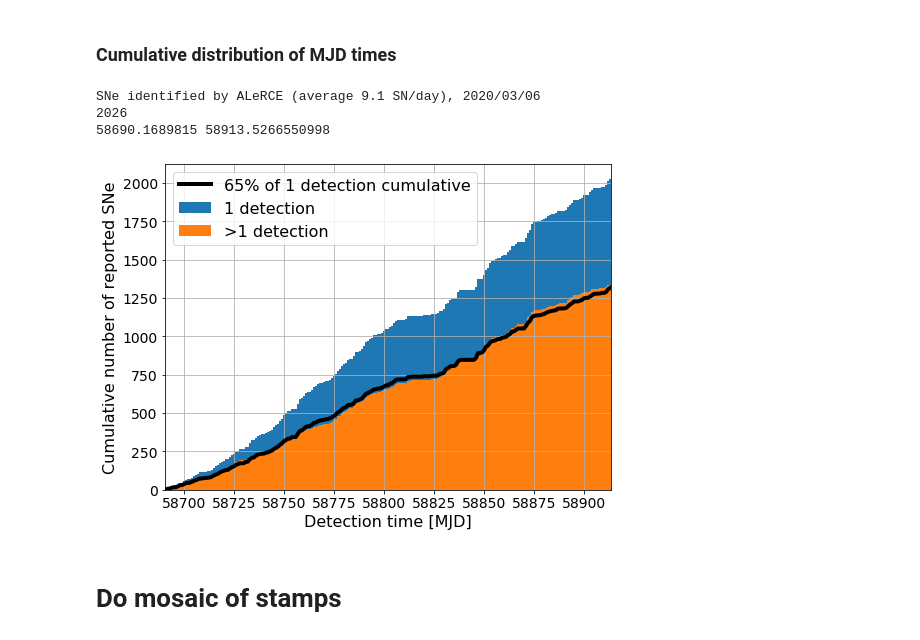
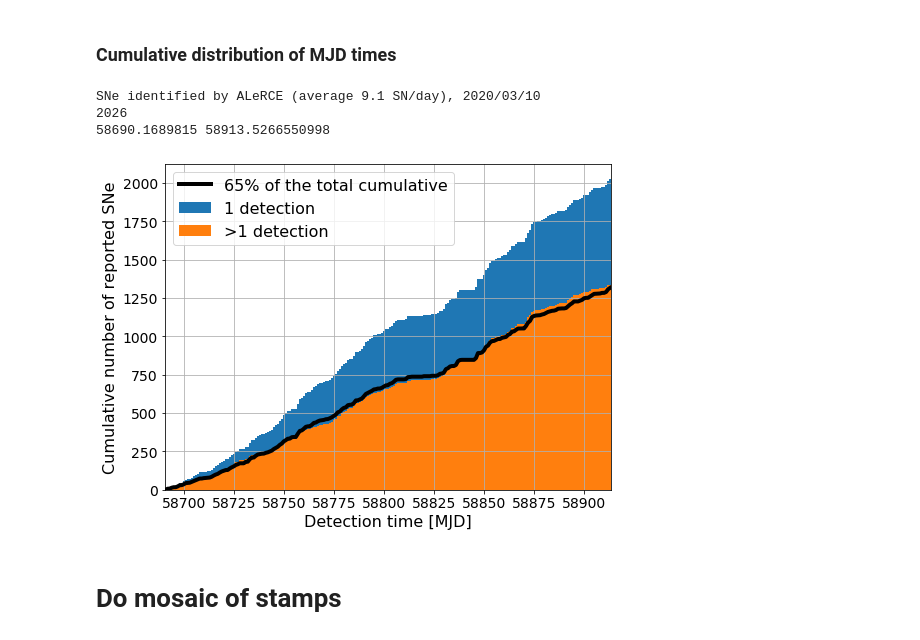
Before and after one commit to alercebroker/TNS_upload, a Jupyter notebook: ALeRCE_ZTF_TNS_analysis.ipynb, the cells around one changed output. Drawn from its saved outputs; the diff is of its cells as text; code cells hidden in the pictures.

```diff
--- a/ALeRCE_ZTF_TNS_analysis.ipynb
+++ b/ALeRCE_ZTF_TNS_analysis.ipynb
@@ -548,6 +548,7 @@ df.to_pickle("alerce_summary_%s.pkl" % mode)
 # %%
 mode = 'tns' #'tns'
 df = pd.read_pickle("alerce_summary_%s.pkl" % mode)
+oids = df["oid"].values
 df.set_index("oid", inplace=True)
 df.head()
 # %% [output]
@@ -624,35 +626,35 @@ plt.savefig("plots/discovery_ecl_lat.png")
 # %%
 fig, ax = plt.subplots(figsize = (8, 6))
 x, y, _ = ax.hist(df.first_mjd, bins = np.linspace(df.first_mjd.min(), df.first_mjd.max(), df.first_mjd.max() - df.first_mjd.min() + 1), cumulative = True, label="1 detection")
 ax.set_xlabel("Detection time [MJD]", fontsize = 16)
 ax.grid(which='both')
 ax.set_ylabel("Cumulative number of reported SNe", fontsize = 16)
 if mode=="tns":
     ax.set_title("SNe reported by ALeRCE to TNS (average %.1f SN/day), %i/%02i/%02i" %
                  (len(oids) / (df.first_mjd.max() - df.first_mjd.min()), now.year, now.month, now.day), fontsize = 16)
 elif mode=="all":
     ax.set_title("SNe identified by ALeRCE (average %.1f SN/day), %i/%02i/%02i" %
                  (df.shape[0] / (df.first_mjd.max() - df.first_mjd.min()), now.year, now.month, now.day), fontsize = 16)
 ax.set_title("")
 print("SNe identified by ALeRCE (average %.1f SN/day), %i/%02i/%02i" %
                  (df.shape[0] / (df.first_mjd.max() - df.first_mjd.min()), now.year, now.month, now.day))
 efficiency = 0.65
 plt.savefig("plots/firstmjd.png")
 ax.hist(df[df.nobs > 1].first_mjd, bins = np.linspace(df.first_mjd.min(), df.first_mjd.max(), df.first_mjd.max() - df.first_mjd.min() + 1), cumulative = True, label=">1 detection")
-ax.plot((y[:-1] + y[1:]) / 2, x * efficiency, c = 'k', label="%i%% of 1 detection cumulative" % (efficiency * 100.), lw=4)
+ax.plot((y[:-1] + y[1:]) / 2, x * efficiency ,c = 'k', label="%i%% of the total cumulative" % (efficiency * 100.), lw=4)
 ax.legend(fontsize=16)
 plt.tick_params(labelsize=14)
 plt.xlim([df.first_mjd.min(), df.first_mjd.max()])
 plt.savefig("plots/firstmjd_efficiency_%s.png" % mode, bbox_inches="tight")
 plt.savefig("plots/firstmjd_efficiency_%s.pdf" % mode, bbox_inches="tight")
 
 print(len(df.first_mjd))
 print(df.first_mjd.min(), df.first_mjd.max())
 # %% [output]
-SNe identified by ALeRCE (average 9.1 SN/day), 2020/03/06
+SNe identified by ALeRCE (average 9.1 SN/day), 2020/03/10
 2026
 58690.1689815 58913.5266550998
-[figure, old version]
+[figure, new version]
 # %% [markdown]
 # Do mosaic of stamps
 # %%
```
Also changed, not shown: parts of 4 cells of this notebook, 14 other files.
